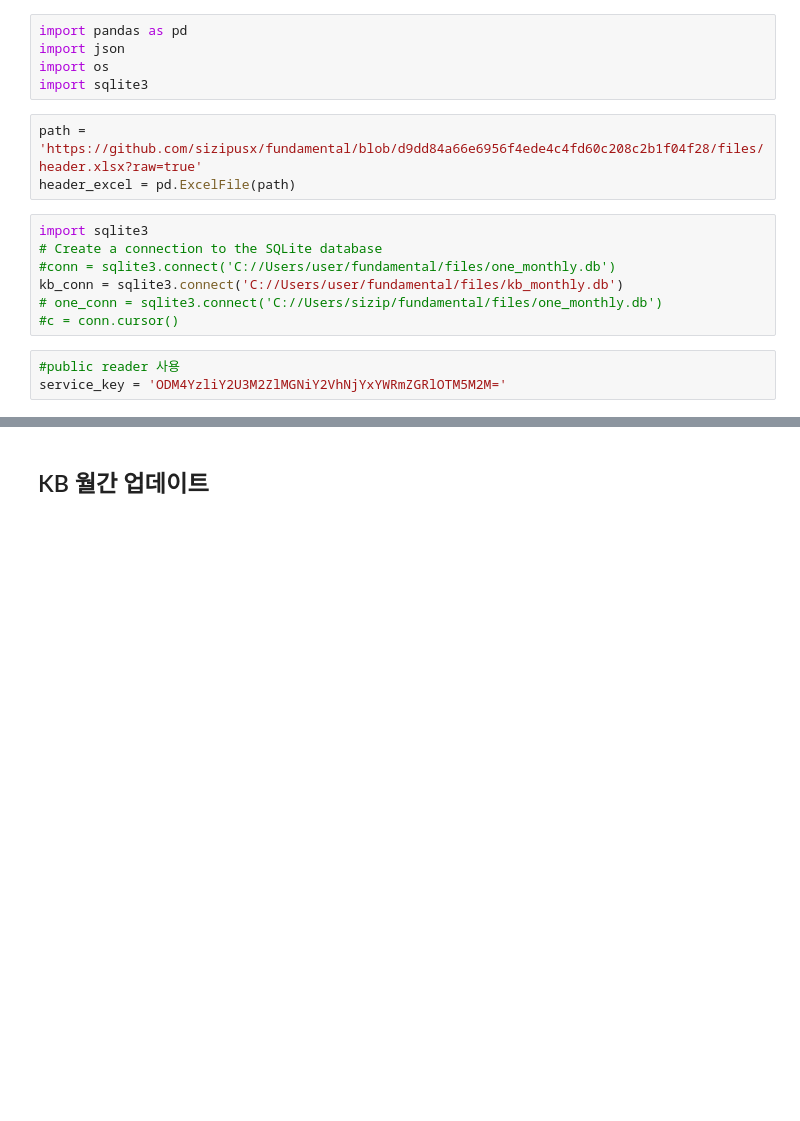
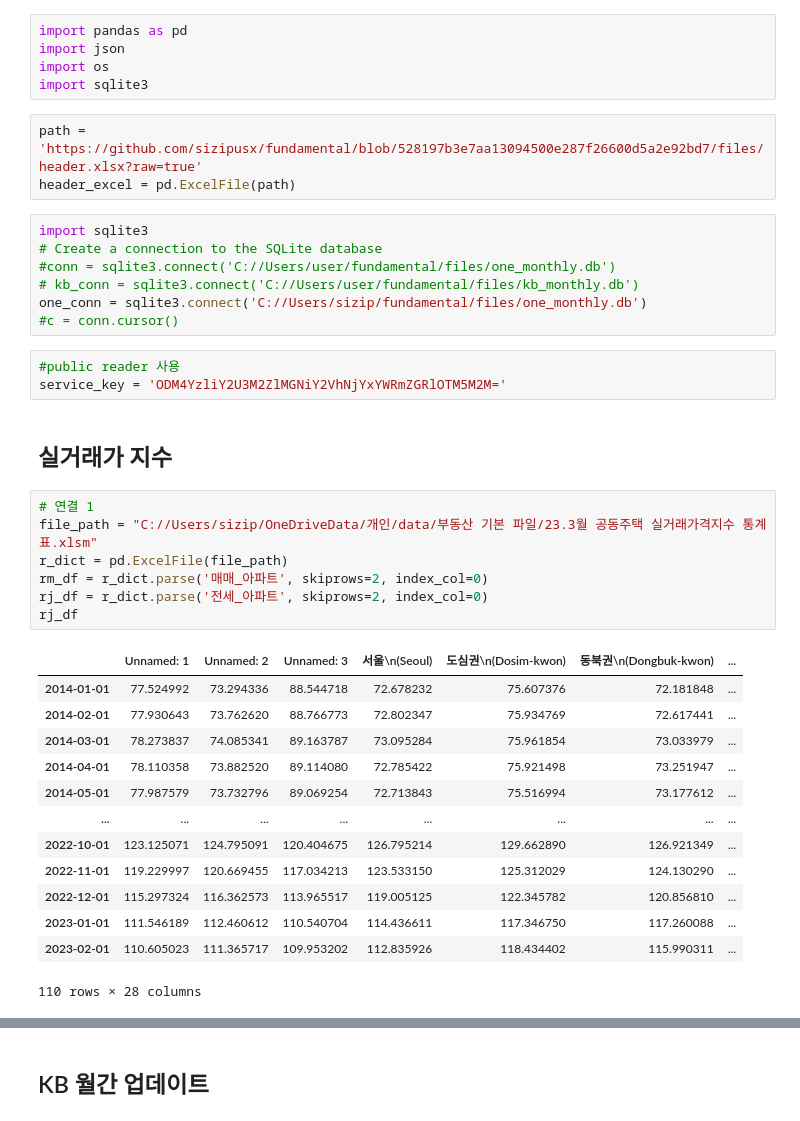
Before and after one commit to sizipusx/fundamental, a Jupyter notebook: jupyterlab/월간 부동산 업데이트.ipynb, the cells around one changed output, grey strips where cells are left out. Drawn from its saved outputs; the diff is of its cells as text; blank space fills up the shorter version.

```diff
--- a/jupyterlab/월간 부동산 업데이트.ipynb
+++ b/jupyterlab/월간 부동산 업데이트.ipynb
@@ -4,15 +4,38 @@ import json
 import os
 import sqlite3
 # %%
-path = 'https://github.com/sizipusx/fundamental/blob/d9dd84a66e6956f4ede4c4fd60c208c2b1f04f28/files/header.xlsx?raw=true'
+path = 'https://github.com/sizipusx/fundamental/blob/528197b3e7aa13094500e287f26600d5a2e92bd7/files/header.xlsx?raw=true'
 header_excel = pd.ExcelFile(path)
 # %%
 import sqlite3
 # Create a connection to the SQLite database
 #conn = sqlite3.connect('C://Users/user/fundamental/files/one_monthly.db')
-kb_conn = sqlite3.connect('C://Users/user/fundamental/files/kb_monthly.db')
-# one_conn = sqlite3.connect('C://Users/sizip/fundamental/files/one_monthly.db')
+# kb_conn = sqlite3.connect('C://Users/user/fundamental/files/kb_monthly.db')
+one_conn = sqlite3.connect('C://Users/sizip/fundamental/files/one_monthly.db')
 #c = conn.cursor()
 # %%
 #public reader 사용
 service_key = 'ODM4YzliY2U3M2ZlMGNiY2VhNjYxYWRmZGRlOTM5M2M='
+# %% [markdown]
+## 실거래가 지수
+# %%
+# 연결 1
+file_path = "C://Users/sizip/OneDriveData/개인/data/부동산 기본 파일/23.3월 공동주택 실거래가격지수 통계표.xlsm"
+r_dict = pd.ExcelFile(file_path)
+rm_df = r_dict.parse('매매_아파트', skiprows=2, index_col=0)
+rj_df = r_dict.parse('전세_아파트', skiprows=2, index_col=0)
+rj_df
+# %% [output]
+|  | Unnamed: 1 | Unnamed: 2 | Unnamed: 3 | 서울\n(Seoul) | 도심권\n(Dosim-kwon) | 동북권\n(Dongbuk-kwon) | ... |
+| 2014-01-01 | 77.524992 | 73.294336 | 88.544718 | 72.678232 | 75.607376 | 72.181848 | ... |
+| 2014-02-01 | 77.930643 | 73.762620 | 88.766773 | 72.802347 | 75.934769 | 72.617441 | ... |
+| 2014-03-01 | 78.273837 | 74.085341 | 89.163787 | 73.095284 | 75.961854 | 73.033979 | ... |
+| 2014-04-01 | 78.110358 | 73.882520 | 89.114080 | 72.785422 | 75.921498 | 73.251947 | ... |
+| 2014-05-01 | 77.987579 | 73.732796 | 89.069254 | 72.713843 | 75.516994 | 73.177612 | ... |
+| ... | ... | ... | ... | ... | ... | ... | ... |
+| 2022-10-01 | 123.125071 | 124.795091 | 120.404675 | 126.795214 | 129.662890 | 126.921349 | ... |
+| 2022-11-01 | 119.229997 | 120.669455 | 117.034213 | 123.533150 | 125.312029 | 124.130290 | ... |
+| 2022-12-01 | 115.297324 | 116.362573 | 113.965517 | 119.005125 | 122.345782 | 120.856810 | ... |
+| 2023-01-01 | 111.546189 | 112.460612 | 110.540704 | 114.436611 | 117.346750 | 117.260088 | ... |
+| 2023-02-01 | 110.605023 | 111.365717 | 109.953202 | 112.835926 | 118.434402 | 115.990311 | ... |
+110 rows × 28 columns
```
Also changed, not shown: parts of 4 cells of this notebook.
